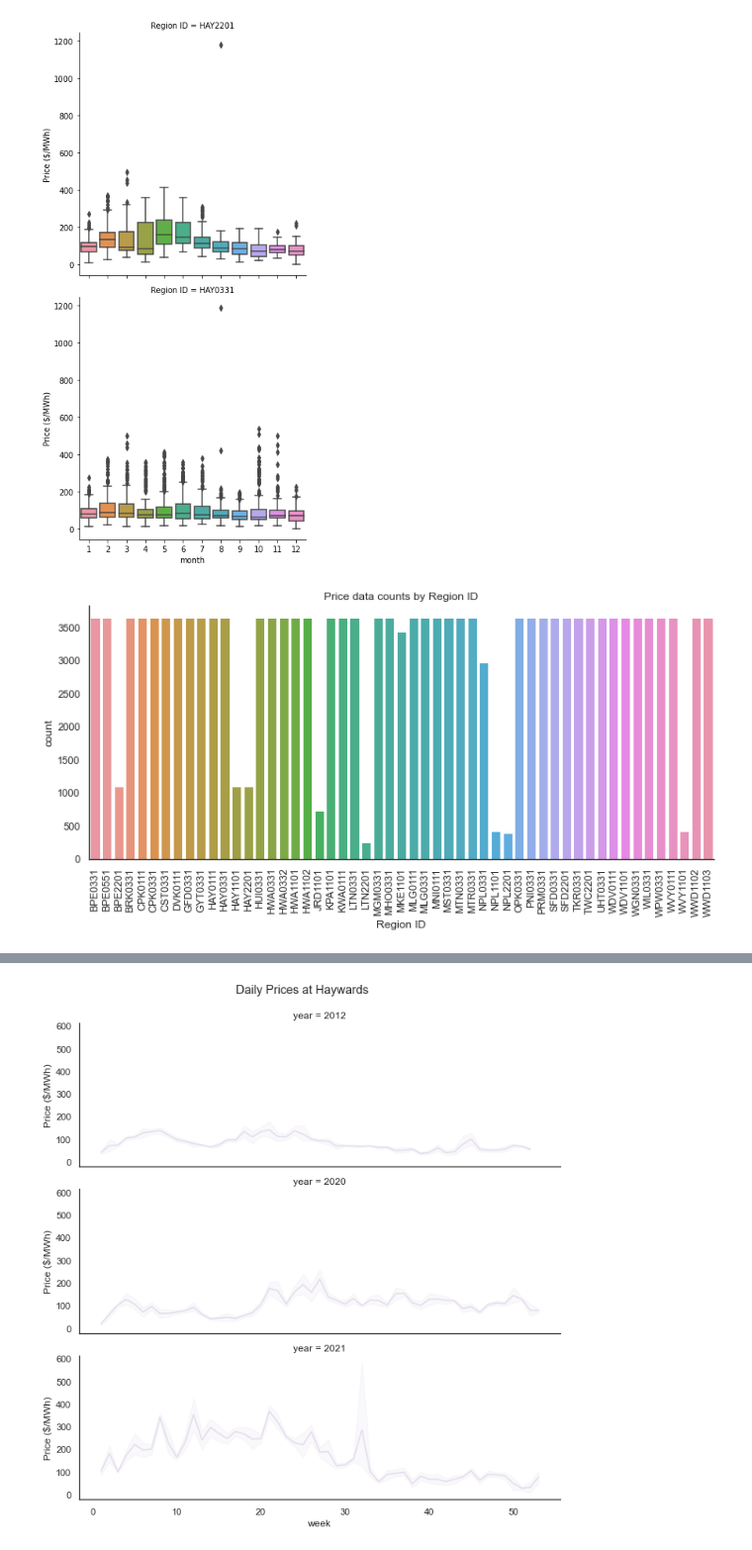
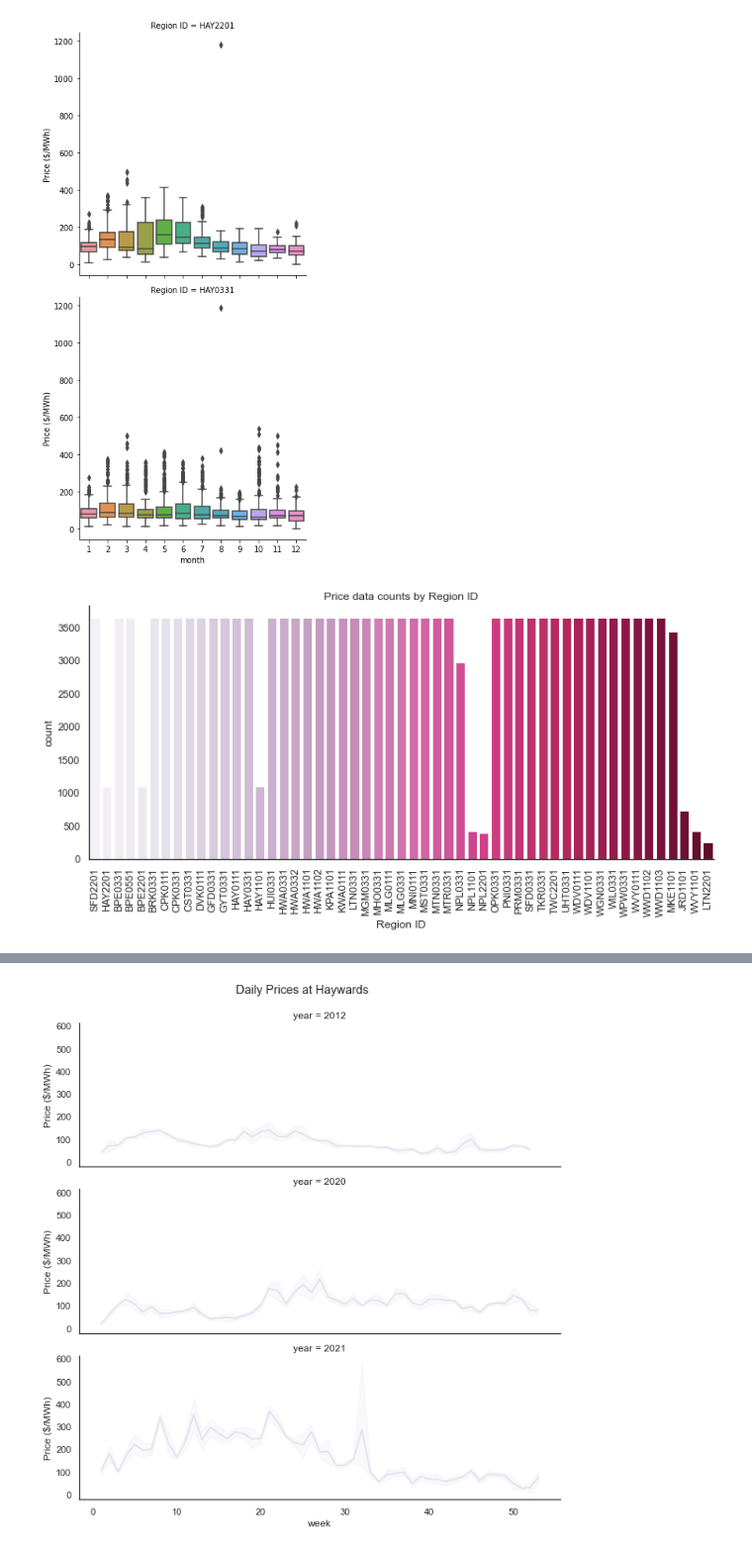
Before and after one commit to steve-dev90/seaborn_examples, a Jupyter notebook: seaborn.ipynb, the cells around one changed output, grey strips where cells are left out. Shown at 99% size. Drawn from its saved outputs; the diff is of its cells as text; code cells hidden in the pictures.

Commit message:
working on charts

```diff
--- a/seaborn.ipynb
+++ b/seaborn.ipynb
@@ -79,15 +94,19 @@ plt.show()
 # %% [output]
 [figure]
 # %%
-#Lets look at the number of data points for each Region ID
-#Some Region ID's contain missing data
-sns.set_context('talk')
-sns.set_theme(style = 'white', \
-  rc = {'figure.figsize': (12 , 5), "axes.spines.right": False, \
-    "axes.spines.top": False})
-sns.countplot(x='Region ID', data = prices)
-plt.xticks(rotation=90)
-plt.title('Price data counts by Region ID')
-plt.show()
+def chart_data(data, title):
+  data = data.astype({'Region ID': 'string'})
+  sns.set_context('talk')
+  sns.set_theme(style = 'white', \
+    rc = {'figure.figsize': (12 , 5), "axes.spines.right": False, \
+      "axes.spines.top": False})
+  sns.countplot(x='Region ID', data = data, palette='PuRd')
+  plt.xticks(rotation=90)
+  plt.title(title)
+  plt.show()
-# %% [output]
-[figure, removed]
+# %%
+#Lets look at the number of data points for each Region ID
+#Some Region ID's contain missing data
+chart_data(prices, 'Price data counts by Region ID')
+# %% [output]
+[figure, added]
```
Also changed, not shown: parts of 6 cells of this notebook.
